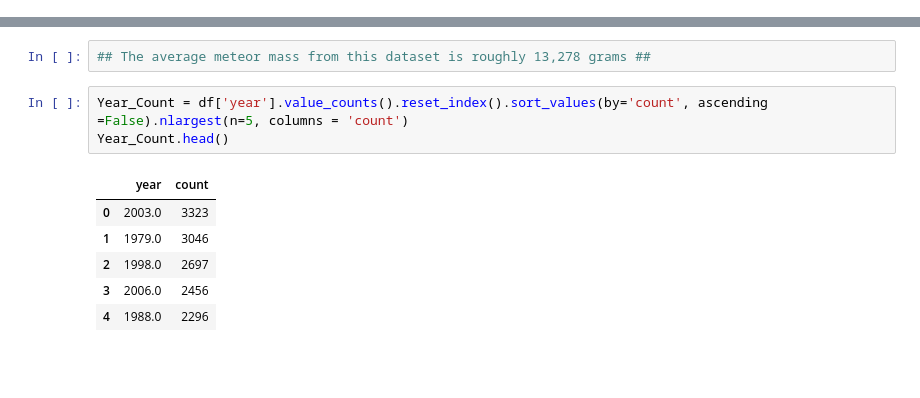
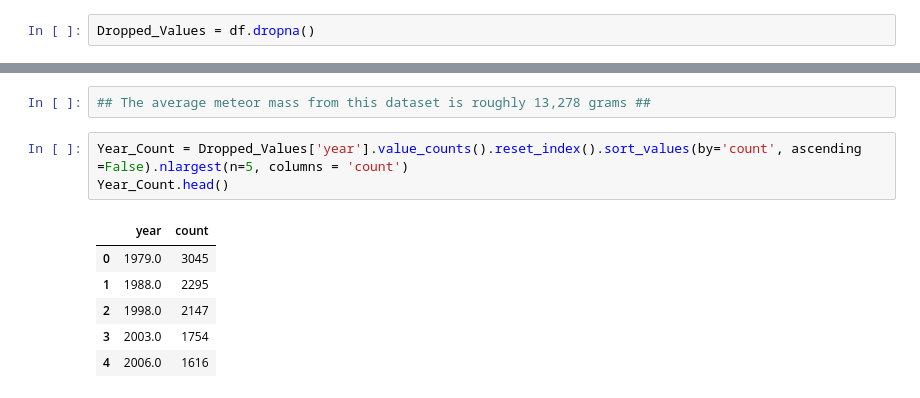
Before and after one commit to wileymartin/test-capstone, a Jupyter notebook: Repo/Meteor.ipynb, the cells around one changed output, grey strips where cells are left out. Saved outputs shown, nothing was run; the diff lists cells and outputs as text; blank space fills up the shorter version.

```diff
--- a/Repo/Meteor.ipynb
+++ b/Repo/Meteor.ipynb
@@ -42,3 +58,5 @@ Data columns (total 10 columns):
  9   GeoLocation  38401 non-null  object
 dtypes: float64(4), int64(1), object(5)
 memory usage: 3.5+ MB
+# %%
+Dropped_Values = df.dropna()
@@ -171,15 +214,15 @@ Mean_df
 # %%
 ## The average meteor mass from this dataset is roughly 13,278 grams ##
 # %%
-Year_Count = df['year'].value_counts().reset_index().sort_values(by='count', ascending =False).nlargest(n=5, columns = 'count')
+Year_Count = Dropped_Values['year'].value_counts().reset_index().sort_values(by='count', ascending =False).nlargest(n=5, columns = 'count')
 Year_Count.head()
 # %% [output]
 |  | year | count |
-| 0 | 2003.0 | 3323 |
-| 1 | 1979.0 | 3046 |
-| 2 | 1998.0 | 2697 |
-| 3 | 2006.0 | 2456 |
-| 4 | 1988.0 | 2296 |
+| 0 | 1979.0 | 3045 |
+| 1 | 1988.0 | 2295 |
+| 2 | 1998.0 | 2147 |
+| 3 | 2003.0 | 1754 |
+| 4 | 2006.0 | 1616 |
 # %%
 Year = Valid_df[Valid_df['year'] == 2003.0]
 Year
```
Also changed, not shown: parts of 21 cells of this notebook.
